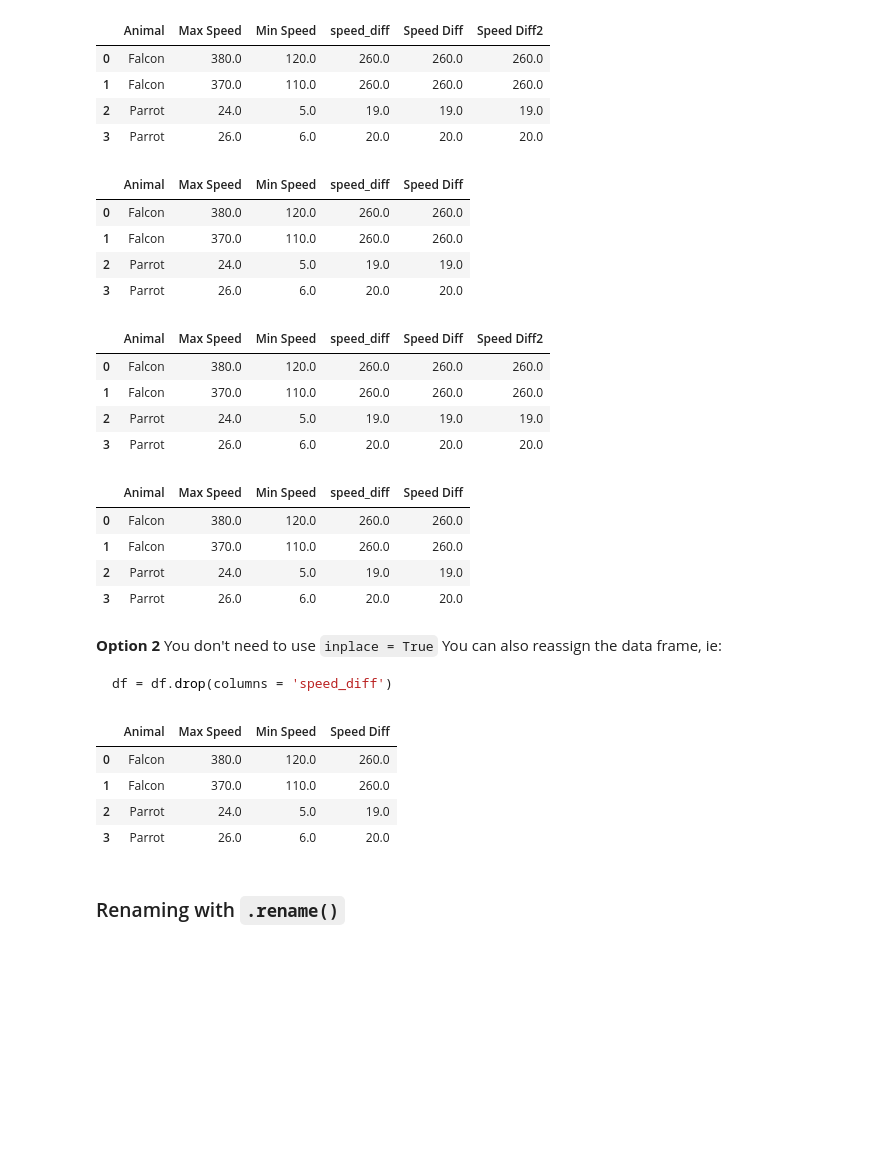
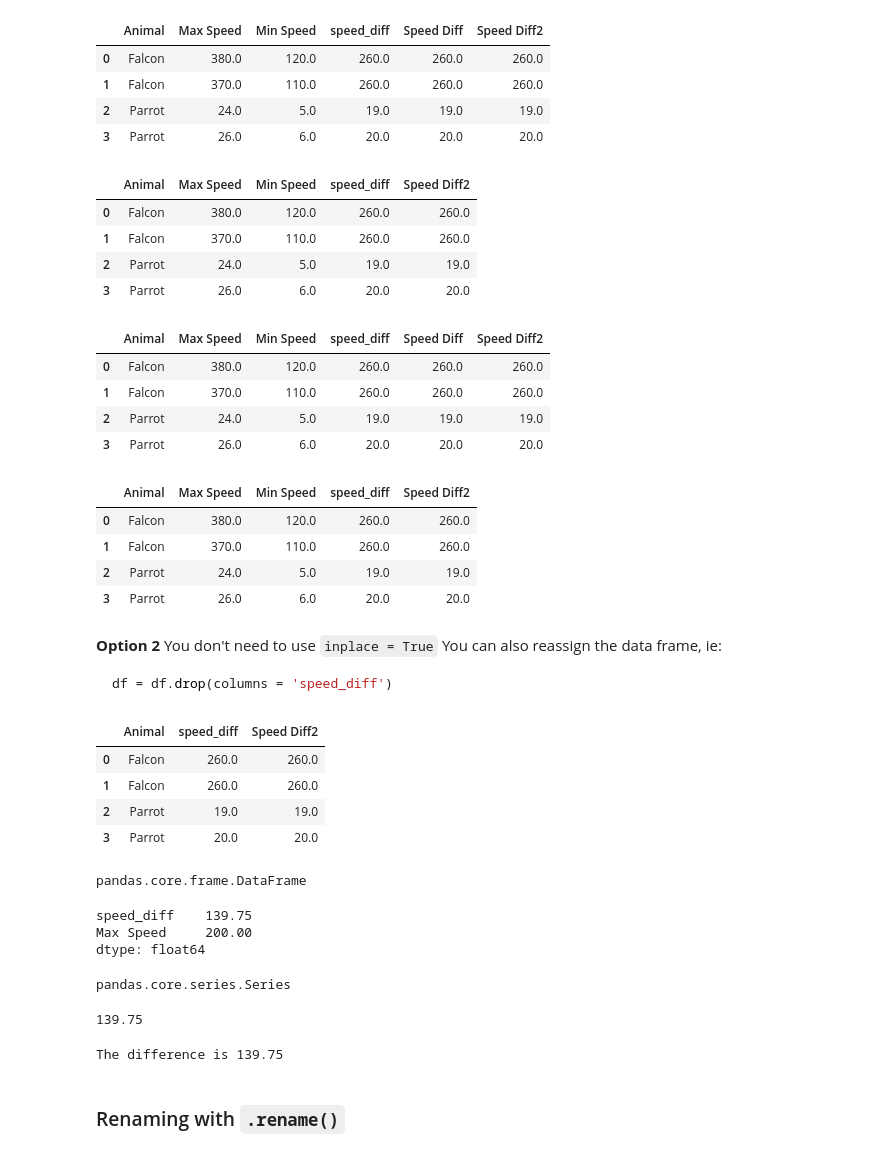
Before and after one commit to sedv8808/UBC_EL_PPDS, a Jupyter notebook: Module2class.ipynb, the cells around one changed output. Saved outputs shown, nothing was run; the diff lists cells and outputs as text; code cells hidden in the pictures; blank space fills up the shorter version.

````diff
--- a/Module2class.ipynb
+++ b/Module2class.ipynb
@@ -211,6 +273,6 @@ without `.loc[]`
 # %%
-df = df.assign(speed_diff = df['Max Speed']-df['Min Speed'])
-df
+df2 = df.assign(speed_diff = df['Max Speed']-df['Min Speed'])
+df2
 # %% [output]
 |  | Animal | Max Speed | Min Speed | speed_diff |
 | 0 | Falcon | 380.0 | 120.0 | 260.0 |
@@ -286,9 +374,9 @@ df
 | 2 | Parrot | 24.0 | 5.0 | 19.0 | 19.0 | 19.0 |
 | 3 | Parrot | 26.0 | 6.0 | 20.0 | 20.0 | 20.0 |
 # %%
-df.drop(columns = ['Speed Diff2'])
+df.drop(columns = 'Speed Diff')
 # %% [output]
-|  | Animal | Max Speed | Min Speed | speed_diff | Speed Diff |
+|  | Animal | Max Speed | Min Speed | speed_diff | Speed Diff2 |
 | 0 | Falcon | 380.0 | 120.0 | 260.0 | 260.0 |
 | 1 | Falcon | 370.0 | 110.0 | 260.0 | 260.0 |
 | 2 | Parrot | 24.0 | 5.0 | 19.0 | 19.0 |
@@ -302,11 +390,11 @@ df
 | 2 | Parrot | 24.0 | 5.0 | 19.0 | 19.0 | 19.0 |
 | 3 | Parrot | 26.0 | 6.0 | 20.0 | 20.0 | 20.0 |
 # %%
-df.drop(columns = 'Speed Diff2', inplace=True)
+df.drop(columns = 'Speed Diff', inplace=True)
 # %%
 df
 # %% [output]
-|  | Animal | Max Speed | Min Speed | speed_diff | Speed Diff |
+|  | Animal | Max Speed | Min Speed | speed_diff | Speed Diff2 |
 | 0 | Falcon | 380.0 | 120.0 | 260.0 | 260.0 |
 | 1 | Falcon | 370.0 | 110.0 | 260.0 | 260.0 |
 | 2 | Parrot | 24.0 | 5.0 | 19.0 | 19.0 |
@@ -320,14 +412,37 @@ You can also reassign the data frame, ie:
 df = df.drop(columns = 'speed_diff')
 ```
 # %%
-df = df.drop(columns = 'speed_diff')
-df
+df.drop(columns = ['Max Speed', 'Min Speed'])
 # %% [output]
-|  | Animal | Max Speed | Min Speed | Speed Diff |
-| 0 | Falcon | 380.0 | 120.0 | 260.0 |
-| 1 | Falcon | 370.0 | 110.0 | 260.0 |
-| 2 | Parrot | 24.0 | 5.0 | 19.0 |
-| 3 | Parrot | 26.0 | 6.0 | 20.0 |
+|  | Animal | speed_diff | Speed Diff2 |
+| 0 | Falcon | 260.0 | 260.0 |
+| 1 | Falcon | 260.0 | 260.0 |
+| 2 | Parrot | 19.0 | 19.0 |
+| 3 | Parrot | 20.0 | 20.0 |
+# %%
+type(df[['speed_diff']])
+# %% [output]
+pandas.core.frame.DataFrame
+# %%
+val = df[['speed_diff', 'Max Speed']].mean()
+val
+# %% [output]
+speed_diff    139.75
+Max Speed     200.00
+dtype: float64
+# %%
+type(df['speed_diff'])
+# %% [output]
+pandas.core.series.Series
+# %%
+val2 = df['speed_diff'].mean()
+val2
+# %% [output]
+139.75
+# %%
+print(f"The difference is {val2}")
+# %% [output]
+The difference is 139.75
 # %% [markdown]
 ### Renaming with `.rename()`
 # %%
````
Also changed, not shown: parts of 71 cells of this notebook.
